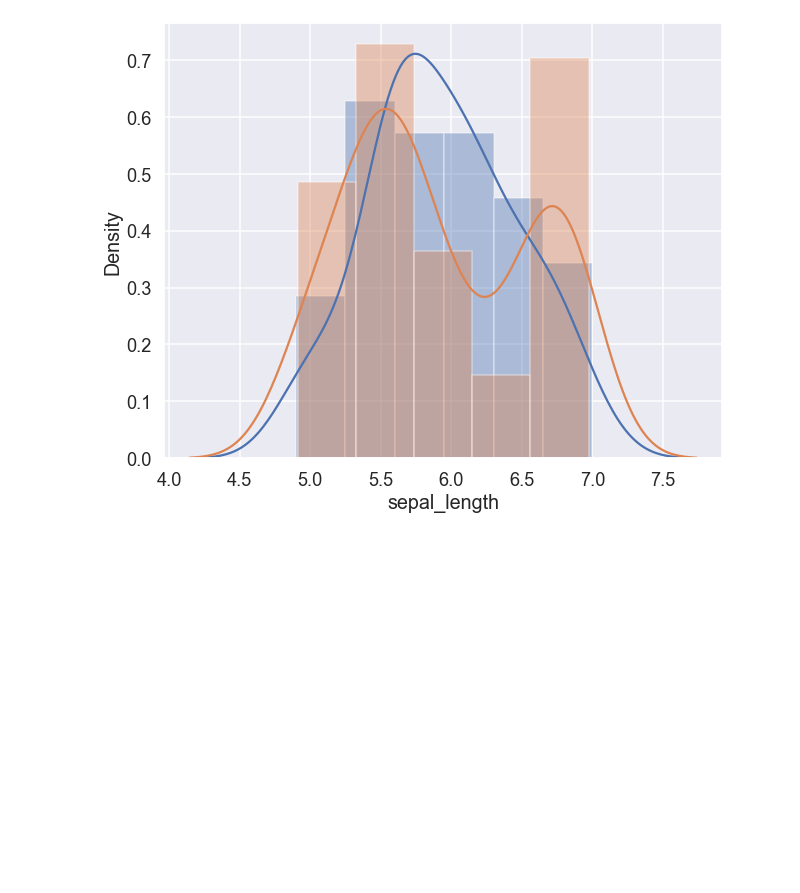
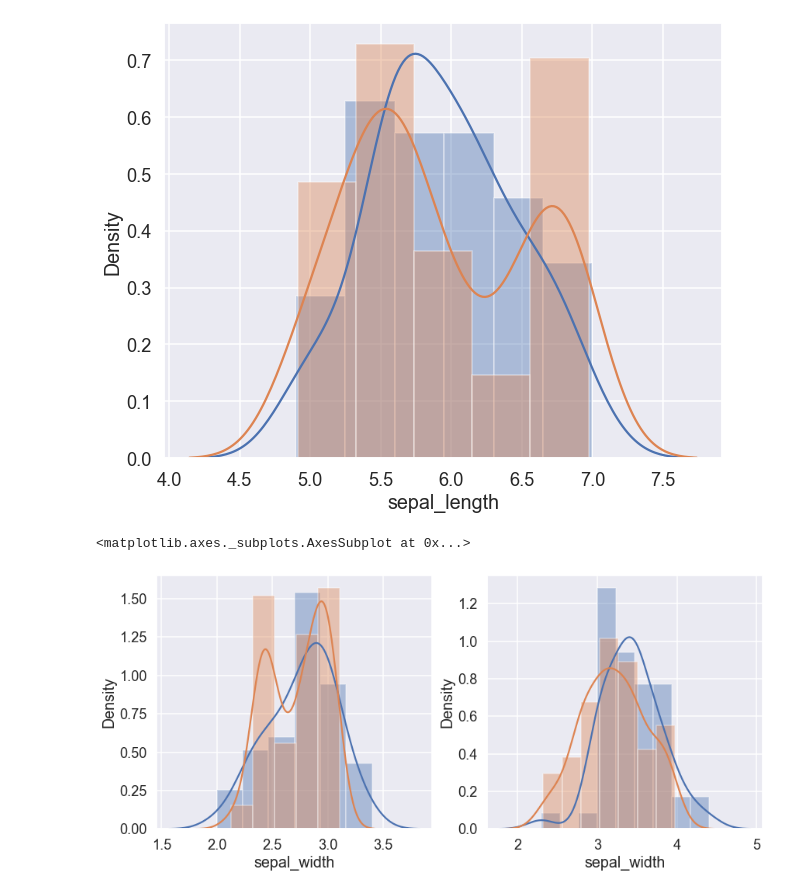
Before and after one commit to SuminBae97/Visualization, a Jupyter notebook: Iris_data_visualization.ipynb, the cells around one changed output. Drawn from its saved outputs; the diff is of its cells as text; code cells hidden in the pictures; blank space fills up the shorter version.

```diff
--- a/Iris_data_visualization.ipynb
+++ b/Iris_data_visualization.ipynb
@@ -205,3 +182,14 @@ sns.distplot(versi_pd.sepal_length)
 # %% [output]
 <matplotlib.axes._subplots.AxesSubplot at 0x...>
 [figure]
+# %%
+fig,ax = plt.subplots(1,2,figsize=(14,6))
+sns.distplot(versi.sepal_width ,ax=ax[0])
+sns.distplot(versi_pd.sepal_width , ax=ax[0])
+
+
+sns.distplot(setosa.sepal_width, ax=ax[1])
+sns.distplot(testx.sepal_width , ax=ax[1])
+# %% [output]
+<matplotlib.axes._subplots.AxesSubplot at 0x...>
+[figure, added]
```
Also changed, not shown: parts of 2 cells of this notebook.
